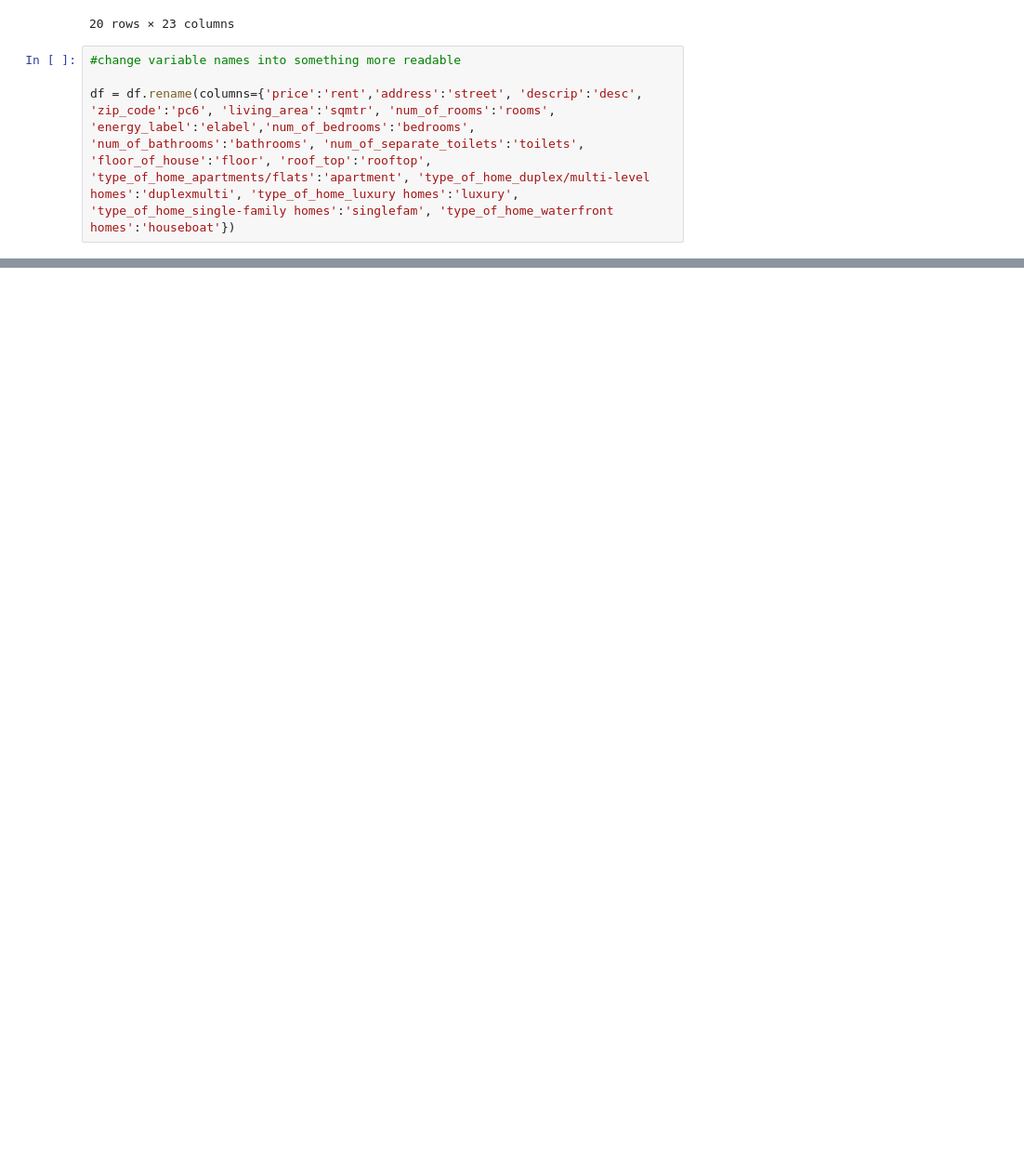
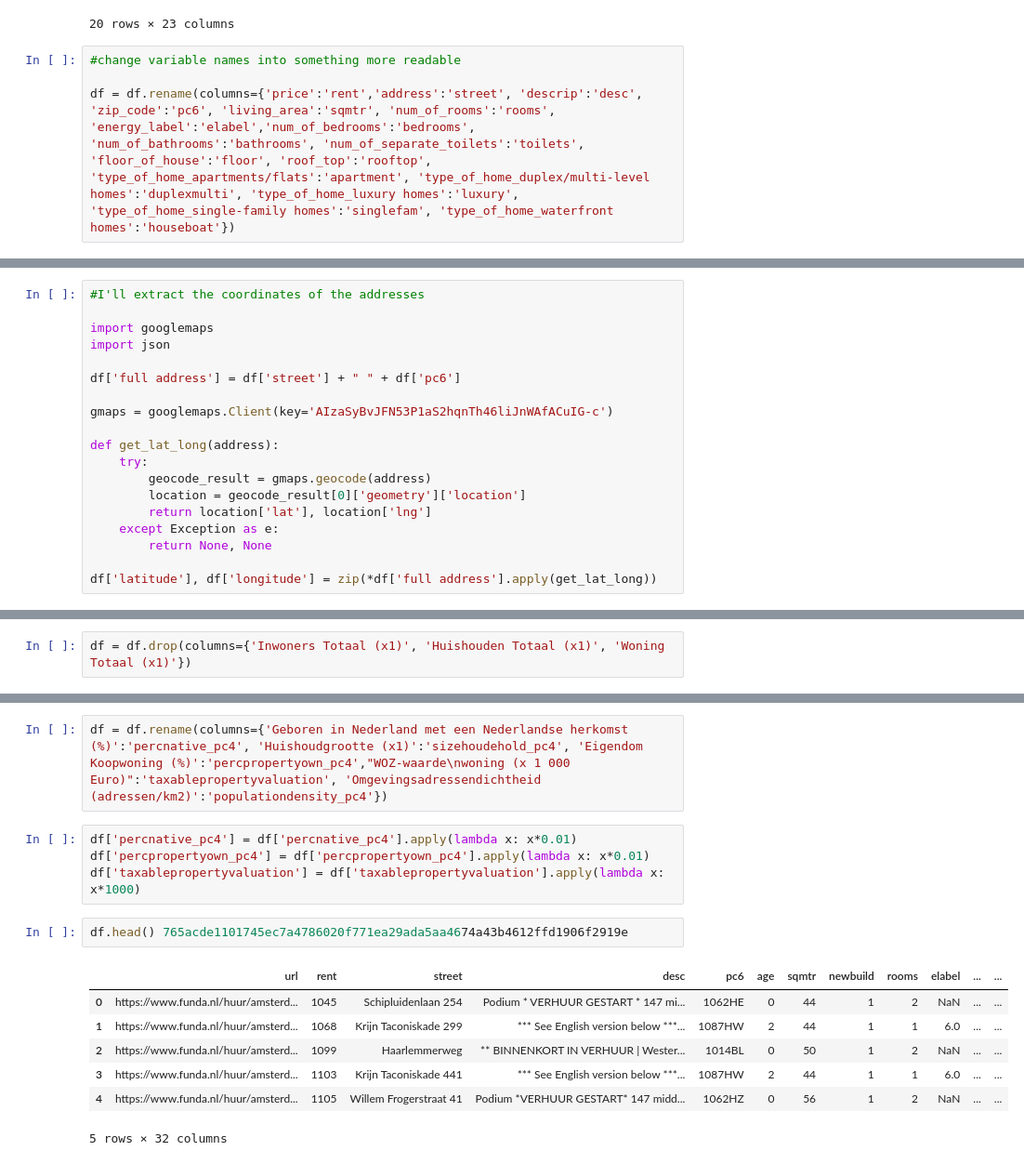
Before and after one commit to TheAphander/rentalprediction, a Jupyter notebook: datacleaningfunda.ipynb, the cells around one changed output, grey strips where cells are left out. Shown at 93% size. Saved outputs shown, nothing was run; the diff lists cells and outputs as text; blank space fills up the shorter version.

```diff
--- a/datacleaningfunda.ipynb
+++ b/datacleaningfunda.ipynb
@@ -259,0 +316,19 @@ Index(['url', 'rent', 'street', 'desc', 'pc6', 'age', 'sqmtr', 'newbuild',
+# %%
+#I'll extract the coordinates of the addresses
+
+import googlemaps
+import json
+
+df['full address'] = df['street'] + " " + df['pc6']
+
+gmaps = googlemaps.Client(key='AIzaSyBvJFN53P1aS2hqnTh46liJnWAfACuIG-c')
+
+def get_lat_long(address):
+    try:
+        geocode_result = gmaps.geocode(address)
+        location = geocode_result[0]['geometry']['location']
+        return location['lat'], location['lng']
+    except Exception as e:
+        return None, None
+
+df['latitude'], df['longitude'] = zip(*df['full address'].apply(get_lat_long))
@@ -259,0 +352,2 @@ Index(['url', 'rent', 'street', 'desc', 'pc6', 'age', 'sqmtr', 'newbuild',
+# %%
+df = df.drop(columns={'Inwoners Totaal (x1)', 'Huishouden Totaal (x1)', 'Woning Totaal (x1)'})
@@ -259,0 +367,16 @@ Index(['url', 'rent', 'street', 'desc', 'pc6', 'age', 'sqmtr', 'newbuild',
+# %%
+df = df.rename(columns={'Geboren in Nederland met een Nederlandse herkomst (%)':'percnative_pc4', 'Huishoudgrootte (x1)':'sizehoudehold_pc4', 'Eigendom Koopwoning (%)':'percpropertyown_pc4',"WOZ-waarde\nwoning (x 1 000 Euro)":'taxablepropertyvaluation', 'Omgevingsadressendichtheid (adressen/km2)':'populationdensity_pc4'})
+# %%
+df['percnative_pc4'] = df['percnative_pc4'].apply(lambda x: x*0.01)
+df['percpropertyown_pc4'] = df['percpropertyown_pc4'].apply(lambda x: x*0.01)
+df['taxablepropertyvaluation'] = df['taxablepropertyvaluation'].apply(lambda x: x*1000)
+# %%
+df.head() 765acde1101745ec7a4786020f771ea29ada5aa4674a43b4612ffd1906f2919e
+# %% [output]
+|  | url | rent | street | desc | pc6 | age | sqmtr | newbuild | rooms | elabel | ... | ... |
+| 0 | https://www.funda.nl/huur/amsterd... | 1045 | Schipluidenlaan 254 | Podium * VERHUUR GESTART * 147 mi... | 1062HE | 0 | 44 | 1 | 2 | NaN | ... | ... |
+| 1 | https://www.funda.nl/huur/amsterd... | 1068 | Krijn Taconiskade 299 | *** See English version below ***... | 1087HW | 2 | 44 | 1 | 1 | 6.0 | ... | ... |
+| 2 | https://www.funda.nl/huur/amsterd... | 1099 | Haarlemmerweg | ** BINNENKORT IN VERHUUR | Wester... | 1014BL | 0 | 50 | 1 | 2 | NaN | ... | ... |
+| 3 | https://www.funda.nl/huur/amsterd... | 1103 | Krijn Taconiskade 441 | *** See English version below ***... | 1087HW | 2 | 44 | 1 | 1 | 6.0 | ... | ... |
+| 4 | https://www.funda.nl/huur/amsterd... | 1105 | Willem Frogerstraat 41 | Podium *VERHUUR GESTART* 147 midd... | 1062HZ | 0 | 56 | 1 | 2 | NaN | ... | ... |
+5 rows × 32 columns
```
Also changed, not shown: parts of 10 cells of this notebook, 4 other files.
